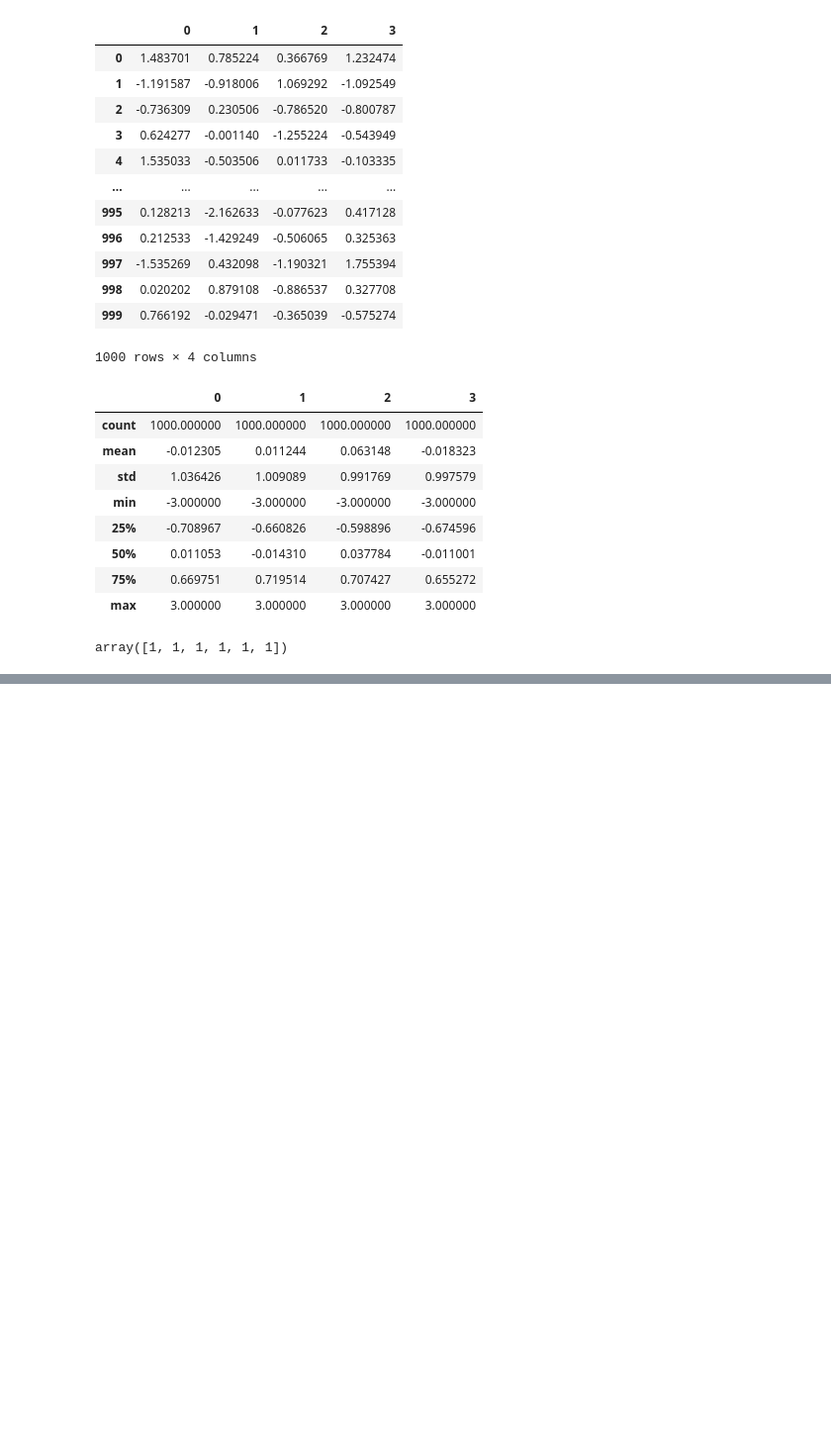
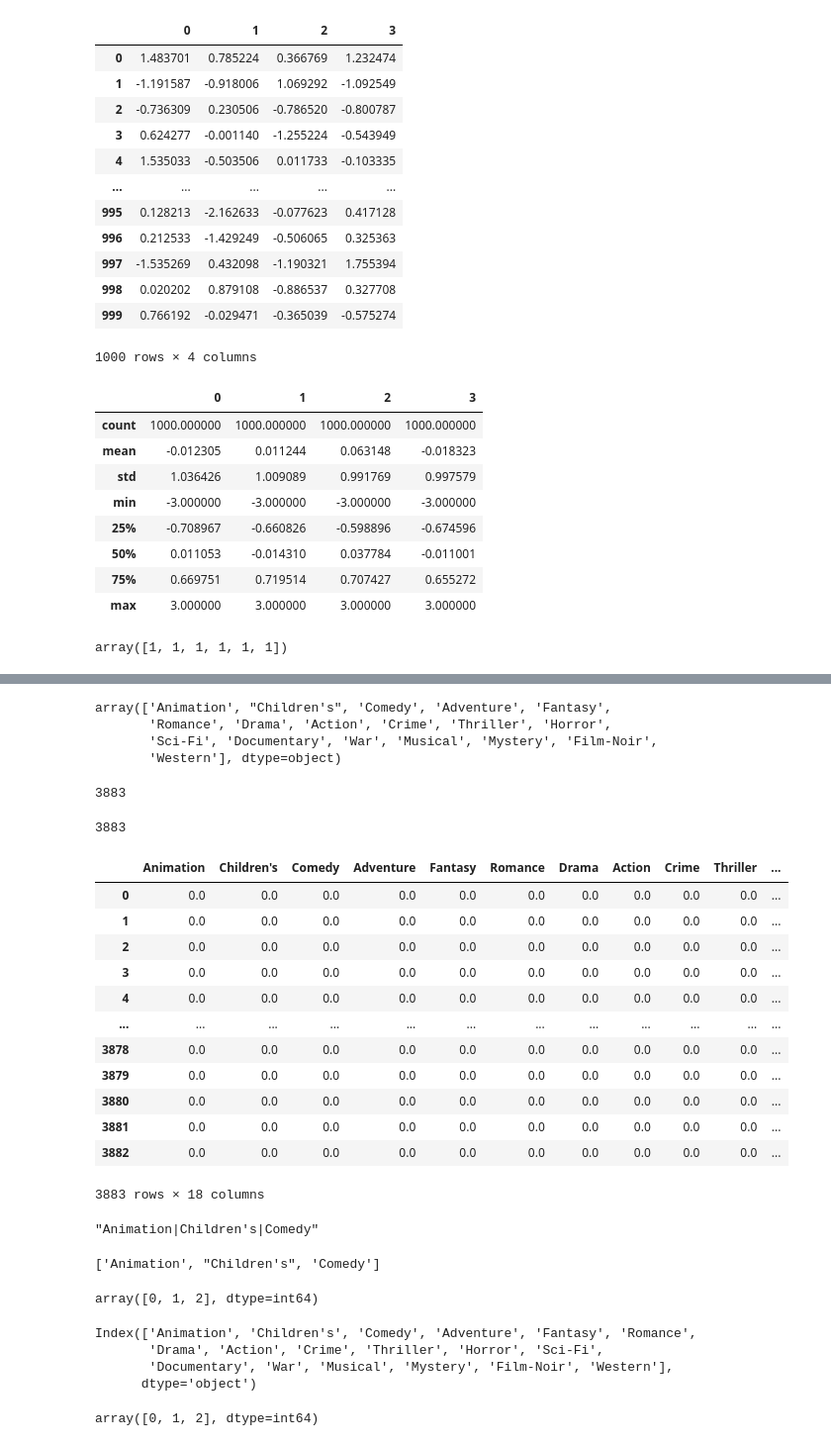
Before and after one commit to Kaiquenakao/limpeza_dados, a Jupyter notebook: preparacao_dados.ipynb, the cells around one changed output, grey strips where cells are left out. Shown: that part at 99% size. Cells and saved outputs as stored; diff of their text form; code cells hidden in the pictures; blank space fills up the shorter version.

```diff
--- a/preparacao_dados.ipynb
+++ b/preparacao_dados.ipynb
@@ -1010,0 +1170,4 @@ array([1, 1, 1, 1, 1, 1])
+# %%
+all_genres = []
+for x in movies.genres:
+    print(x)
@@ -1010,0 +1192,4 @@ array([1, 1, 1, 1, 1, 1])
+# %%
+all_genres = []
+for x in movies.genres:
+    all_genres.extend(x.split('|'))
@@ -1010,0 +1216,8 @@ array([1, 1, 1, 1, 1, 1])
+# %%
+genres = pd.unique(all_genres)
+genres
+# %% [output]
+array(['Animation', "Children's", 'Comedy', 'Adventure', 'Fantasy',
+       'Romance', 'Drama', 'Action', 'Crime', 'Thriller', 'Horror',
+       'Sci-Fi', 'Documentary', 'War', 'Musical', 'Mystery', 'Film-Noir',
+       'Western'], dtype=object)
@@ -1010,0 +1226,52 @@ array([1, 1, 1, 1, 1, 1])
+# %%
+zero_matrix = np.zeros((len(movies)))
+len(movies)
+# %% [output]
+3883
+# %%
+len(zero_matrix)
+# %% [output]
+3883
+# %%
+zero_matrix = np.zeros((len(movies), len(genres)))
+# %%
+dummies = pd.DataFrame(zero_matrix, columns=genres)
+dummies
+# %% [output]
+|  | Animation | Children's | Comedy | Adventure | Fantasy | Romance | Drama | Action | Crime | Thriller | ... |
+| 0 | 0.0 | 0.0 | 0.0 | 0.0 | 0.0 | 0.0 | 0.0 | 0.0 | 0.0 | 0.0 | ... |
+| 1 | 0.0 | 0.0 | 0.0 | 0.0 | 0.0 | 0.0 | 0.0 | 0.0 | 0.0 | 0.0 | ... |
+| 2 | 0.0 | 0.0 | 0.0 | 0.0 | 0.0 | 0.0 | 0.0 | 0.0 | 0.0 | 0.0 | ... |
+| 3 | 0.0 | 0.0 | 0.0 | 0.0 | 0.0 | 0.0 | 0.0 | 0.0 | 0.0 | 0.0 | ... |
+| 4 | 0.0 | 0.0 | 0.0 | 0.0 | 0.0 | 0.0 | 0.0 | 0.0 | 0.0 | 0.0 | ... |
+| ... | ... | ... | ... | ... | ... | ... | ... | ... | ... | ... | ... |
+| 3878 | 0.0 | 0.0 | 0.0 | 0.0 | 0.0 | 0.0 | 0.0 | 0.0 | 0.0 | 0.0 | ... |
+| 3879 | 0.0 | 0.0 | 0.0 | 0.0 | 0.0 | 0.0 | 0.0 | 0.0 | 0.0 | 0.0 | ... |
+| 3880 | 0.0 | 0.0 | 0.0 | 0.0 | 0.0 | 0.0 | 0.0 | 0.0 | 0.0 | 0.0 | ... |
+| 3881 | 0.0 | 0.0 | 0.0 | 0.0 | 0.0 | 0.0 | 0.0 | 0.0 | 0.0 | 0.0 | ... |
+| 3882 | 0.0 | 0.0 | 0.0 | 0.0 | 0.0 | 0.0 | 0.0 | 0.0 | 0.0 | 0.0 | ... |
+3883 rows × 18 columns
+# %%
+gen = movies.genres[0]
+gen
+# %% [output]
+"Animation|Children's|Comedy"
+# %%
+gen.split('|')
+# %% [output]
+['Animation', "Children's", 'Comedy']
+# %%
+dummies.columns.get_indexer(gen.split('|'))
+# %% [output]
+array([0, 1, 2], dtype=int64)
+# %%
+dummies.columns
+# %% [output]
+Index(['Animation', 'Children's', 'Comedy', 'Adventure', 'Fantasy', 'Romance',
+       'Drama', 'Action', 'Crime', 'Thriller', 'Horror', 'Sci-Fi',
+       'Documentary', 'War', 'Musical', 'Mystery', 'Film-Noir', 'Western'],
+      dtype='object')
+# %%
+dummies.columns.get_indexer(gen.split('|'))
+# %% [output]
+array([0, 1, 2], dtype=int64)
```
Also changed, not shown: parts of 86 cells of this notebook.
